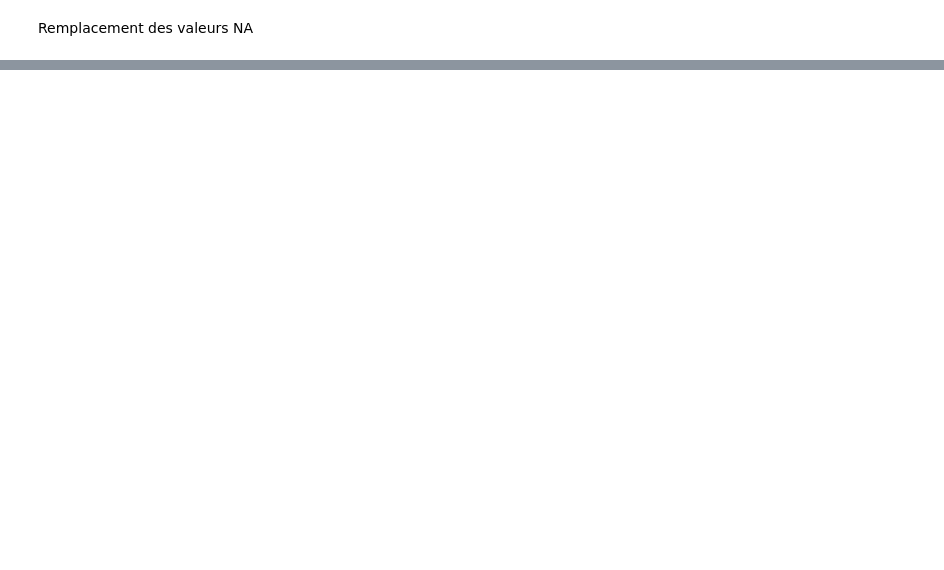
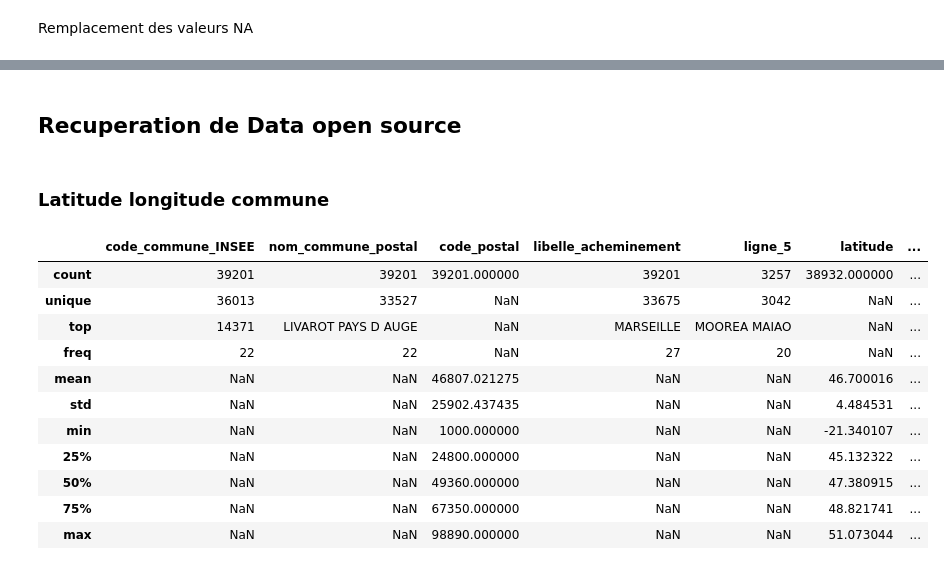
Before and after one commit to Ndeyefatou8/Machine_Learning, a Jupyter notebook: Rapport Analyse.ipynb, the cells around one changed output, grey strips where cells are left out. Saved outputs shown, nothing was run; the diff lists cells and outputs as text; code cells hidden in the pictures; blank space fills up the shorter version.

```diff
--- a/Rapport Analyse.ipynb
+++ b/Rapport Analyse.ipynb
@@ -148,0 +73,26 @@ df.head()
+# %% [markdown]
+## Recuperation de Data open source
+# %% [markdown]
+### Latitude longitude commune
+# %%
+#Import csv open source (latitude, longitude, prix au m²)
+d_comm = pd.read_csv(filepath_or_buffer= path + "communes-departement-region.csv", sep=",", decimal=".")
+
+#Transtypage
+
+
+#Visu
+d_comm.describe(include='all')
+# %% [output]
+|  | code_commune_INSEE | nom_commune_postal | code_postal | libelle_acheminement | ligne_5 | latitude | ... |
+| count | 39201 | 39201 | 39201.000000 | 39201 | 3257 | 38932.000000 | ... |
+| unique | 36013 | 33527 | NaN | 33675 | 3042 | NaN | ... |
+| top | 14371 | LIVAROT PAYS D AUGE | NaN | MARSEILLE | MOOREA MAIAO | NaN | ... |
+| freq | 22 | 22 | NaN | 27 | 20 | NaN | ... |
+| mean | NaN | NaN | 46807.021275 | NaN | NaN | 46.700016 | ... |
+| std | NaN | NaN | 25902.437435 | NaN | NaN | 4.484531 | ... |
+| min | NaN | NaN | 1000.000000 | NaN | NaN | -21.340107 | ... |
+| 25% | NaN | NaN | 24800.000000 | NaN | NaN | 45.132322 | ... |
+| 50% | NaN | NaN | 49360.000000 | NaN | NaN | 47.380915 | ... |
+| 75% | NaN | NaN | 67350.000000 | NaN | NaN | 48.821741 | ... |
+| max | NaN | NaN | 98890.000000 | NaN | NaN | 51.073044 | ... |
```
Also changed, not shown: parts of 27 cells of this notebook.
